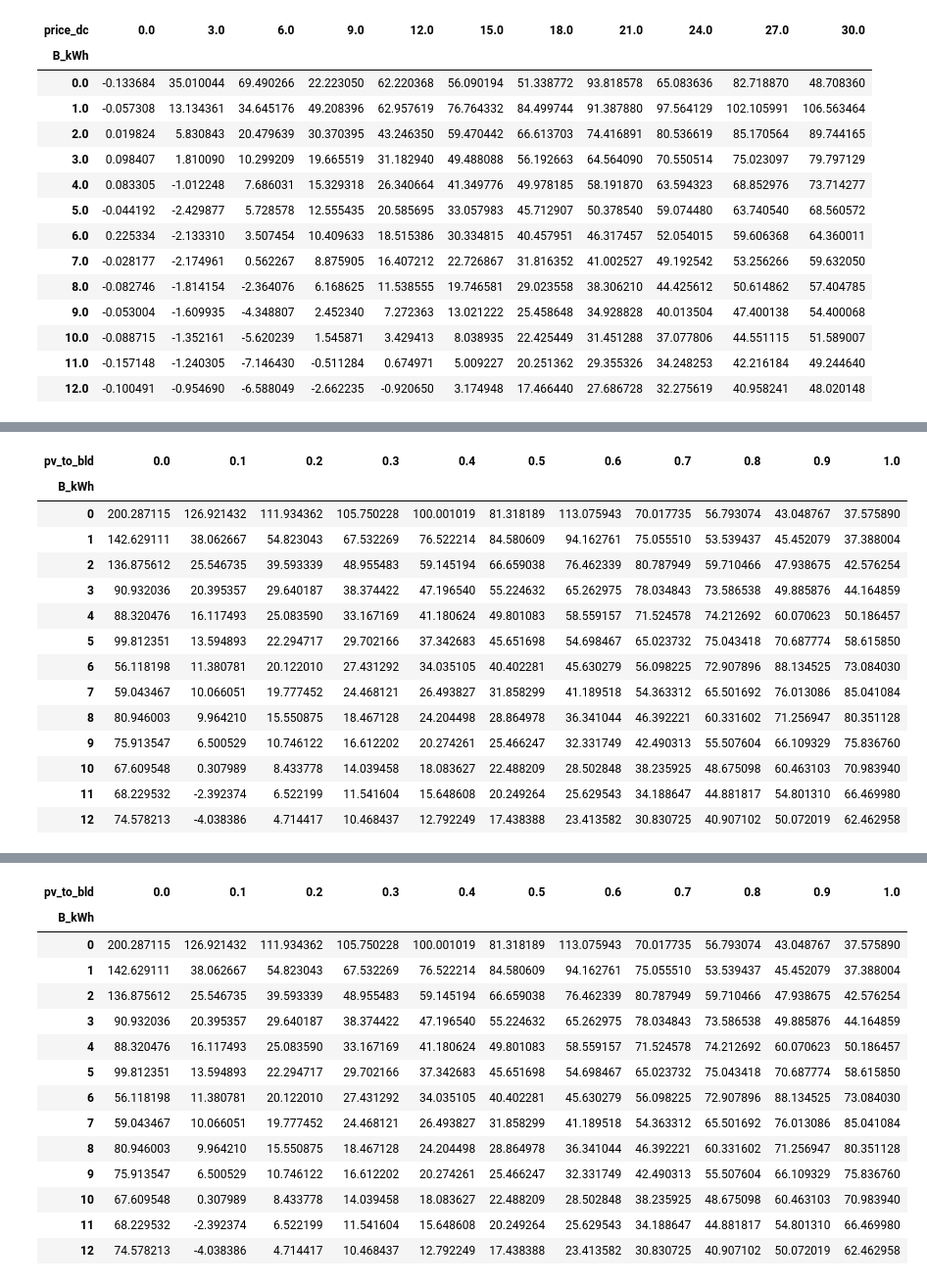
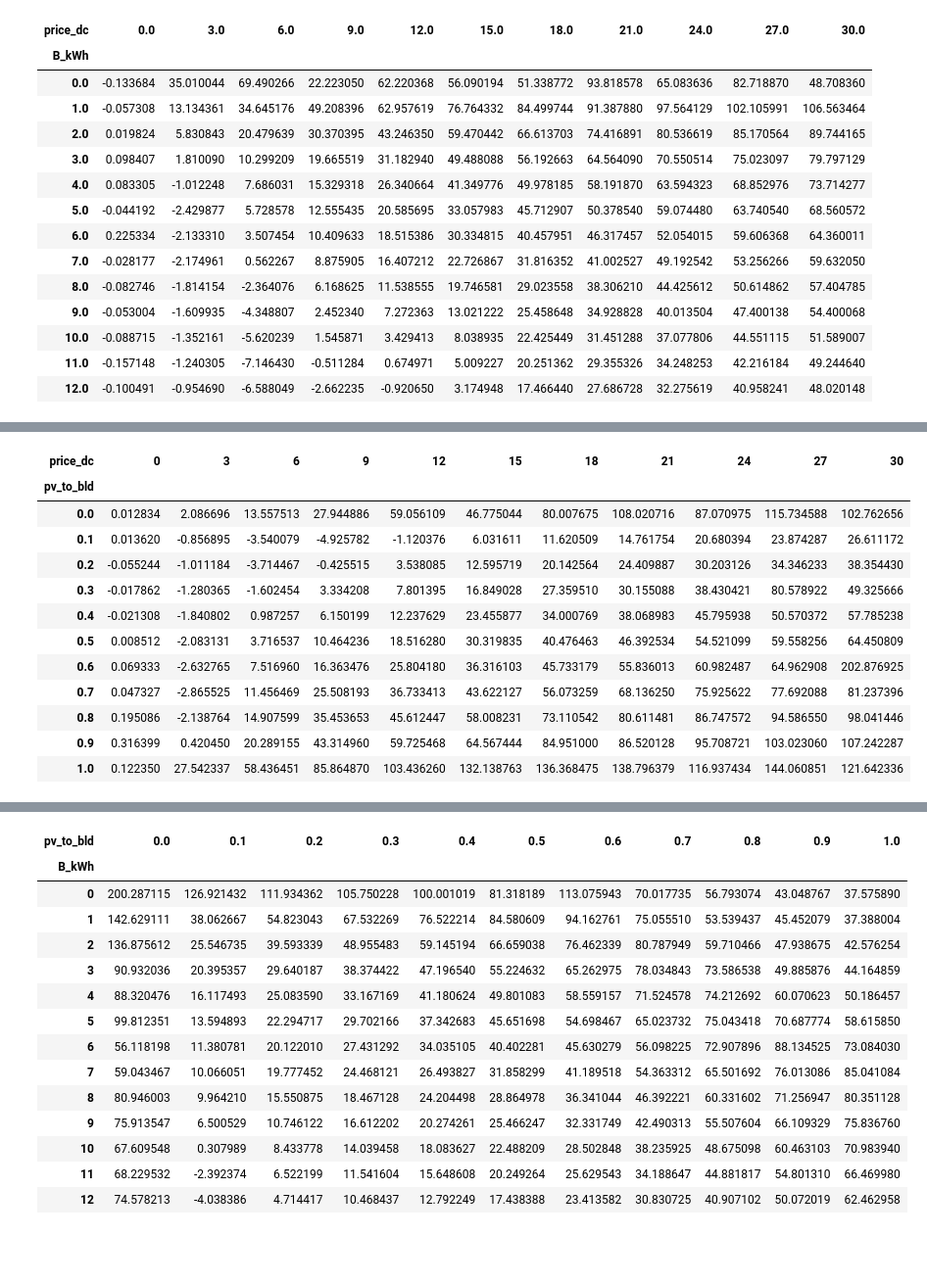
Before and after one commit to AarenLee07/Microgrid-Optimizer, a Jupyter notebook: paper_working/fig5-Sensitivity.ipynb, the cells around one changed output, grey strips where cells are left out. Shown at 98% size. Cells and saved outputs as stored; diff of their text form; code cells hidden in the pictures; blank space fills up the shorter version.

```diff
--- a/paper_working/fig5-Sensitivity.ipynb
+++ b/paper_working/fig5-Sensitivity.ipynb
@@ -160,21 +160,19 @@ Text(0.5, 0.0, 'Relative regret OPEX improvement')
-# %%
-bat_pv
-# %% [output]
-| pv_to_bld | 0.0 | 0.1 | 0.2 | 0.3 | 0.4 | 0.5 | 0.6 | 0.7 | 0.8 | 0.9 | 1.0 |
-| B_kWh |  |  |  |  |  |  |  |  |  |  |  |
-| 0 | 200.287115 | 126.921432 | 111.934362 | 105.750228 | 100.001019 | 81.318189 | 113.075943 | 70.017735 | 56.793074 | 43.048767 | 37.575890 |
-| 1 | 142.629111 | 38.062667 | 54.823043 | 67.532269 | 76.522214 | 84.580609 | 94.162761 | 75.055510 | 53.539437 | 45.452079 | 37.388004 |
-| 2 | 136.875612 | 25.546735 | 39.593339 | 48.955483 | 59.145194 | 66.659038 | 76.462339 | 80.787949 | 59.710466 | 47.938675 | 42.576254 |
-| 3 | 90.932036 | 20.395357 | 29.640187 | 38.374422 | 47.196540 | 55.224632 | 65.262975 | 78.034843 | 73.586538 | 49.885876 | 44.164859 |
-| 4 | 88.320476 | 16.117493 | 25.083590 | 33.167169 | 41.180624 | 49.801083 | 58.559157 | 71.524578 | 74.212692 | 60.070623 | 50.186457 |
-| 5 | 99.812351 | 13.594893 | 22.294717 | 29.702166 | 37.342683 | 45.651698 | 54.698467 | 65.023732 | 75.043418 | 70.687774 | 58.615850 |
-| 6 | 56.118198 | 11.380781 | 20.122010 | 27.431292 | 34.035105 | 40.402281 | 45.630279 | 56.098225 | 72.907896 | 88.134525 | 73.084030 |
-| 7 | 59.043467 | 10.066051 | 19.777452 | 24.468121 | 26.493827 | 31.858299 | 41.189518 | 54.363312 | 65.501692 | 76.013086 | 85.041084 |
-| 8 | 80.946003 | 9.964210 | 15.550875 | 18.467128 | 24.204498 | 28.864978 | 36.341044 | 46.392221 | 60.331602 | 71.256947 | 80.351128 |
-| 9 | 75.913547 | 6.500529 | 10.746122 | 16.612202 | 20.274261 | 25.466247 | 32.331749 | 42.490313 | 55.507604 | 66.109329 | 75.836760 |
-| 10 | 67.609548 | 0.307989 | 8.433778 | 14.039458 | 18.083627 | 22.488209 | 28.502848 | 38.235925 | 48.675098 | 60.463103 | 70.983940 |
-| 11 | 68.229532 | -2.392374 | 6.522199 | 11.541604 | 15.648608 | 20.249264 | 25.629543 | 34.188647 | 44.881817 | 54.801310 | 66.469980 |
-| 12 | 74.578213 | -4.038386 | 4.714417 | 10.468437 | 12.792249 | 17.438388 | 23.413582 | 30.830725 | 40.907102 | 50.072019 | 62.462958 |
+# %%
+pv_dc
+# %% [output]
+| price_dc | 0 | 3 | 6 | 9 | 12 | 15 | 18 | 21 | 24 | 27 | 30 |
+| pv_to_bld |  |  |  |  |  |  |  |  |  |  |  |
+| 0.0 | 0.012834 | 2.086696 | 13.557513 | 27.944886 | 59.056109 | 46.775044 | 80.007675 | 108.020716 | 87.070975 | 115.734588 | 102.762656 |
+| 0.1 | 0.013620 | -0.856895 | -3.540079 | -4.925782 | -1.120376 | 6.031611 | 11.620509 | 14.761754 | 20.680394 | 23.874287 | 26.611172 |
+| 0.2 | -0.055244 | -1.011184 | -3.714467 | -0.425515 | 3.538085 | 12.595719 | 20.142564 | 24.409887 | 30.203126 | 34.346233 | 38.354430 |
+| 0.3 | -0.017862 | -1.280365 | -1.602454 | 3.334208 | 7.801395 | 16.849028 | 27.359510 | 30.155088 | 38.430421 | 80.578922 | 49.325666 |
+| 0.4 | -0.021308 | -1.840802 | 0.987257 | 6.150199 | 12.237629 | 23.455877 | 34.000769 | 38.068983 | 45.795938 | 50.570372 | 57.785238 |
+| 0.5 | 0.008512 | -2.083131 | 3.716537 | 10.464236 | 18.516280 | 30.319835 | 40.476463 | 46.392534 | 54.521099 | 59.558256 | 64.450809 |
+| 0.6 | 0.069333 | -2.632765 | 7.516960 | 16.363476 | 25.804180 | 36.316103 | 45.733179 | 55.836013 | 60.982487 | 64.962908 | 202.876925 |
+| 0.7 | 0.047327 | -2.865525 | 11.456469 | 25.508193 | 36.733413 | 43.622127 | 56.073259 | 68.136250 | 75.925622 | 77.692088 | 81.237396 |
+| 0.8 | 0.195086 | -2.138764 | 14.907599 | 35.453653 | 45.612447 | 58.008231 | 73.110542 | 80.611481 | 86.747572 | 94.586550 | 98.041446 |
+| 0.9 | 0.316399 | 0.420450 | 20.289155 | 43.314960 | 59.725468 | 64.567444 | 84.951000 | 86.520128 | 95.708721 | 103.023060 | 107.242287 |
+| 1.0 | 0.122350 | 27.542337 | 58.436451 | 85.864870 | 103.436260 | 132.138763 | 136.368475 | 138.796379 | 116.937434 | 144.060851 | 121.642336 |
 # %%
 import matplotlib.gridspec as gridspec  # 用网格来创建子图
 import matplotlib.pyplot as plt
```
Also changed, not shown: parts of 4 cells of this notebook, 19 other files.
